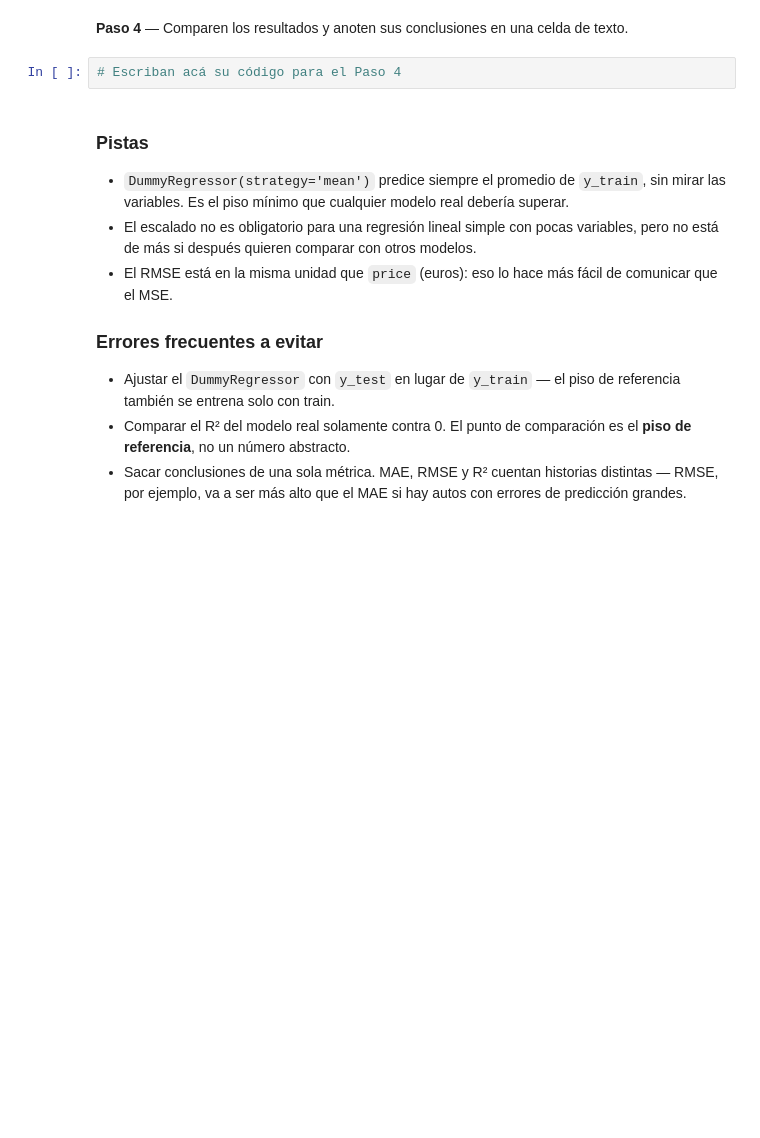
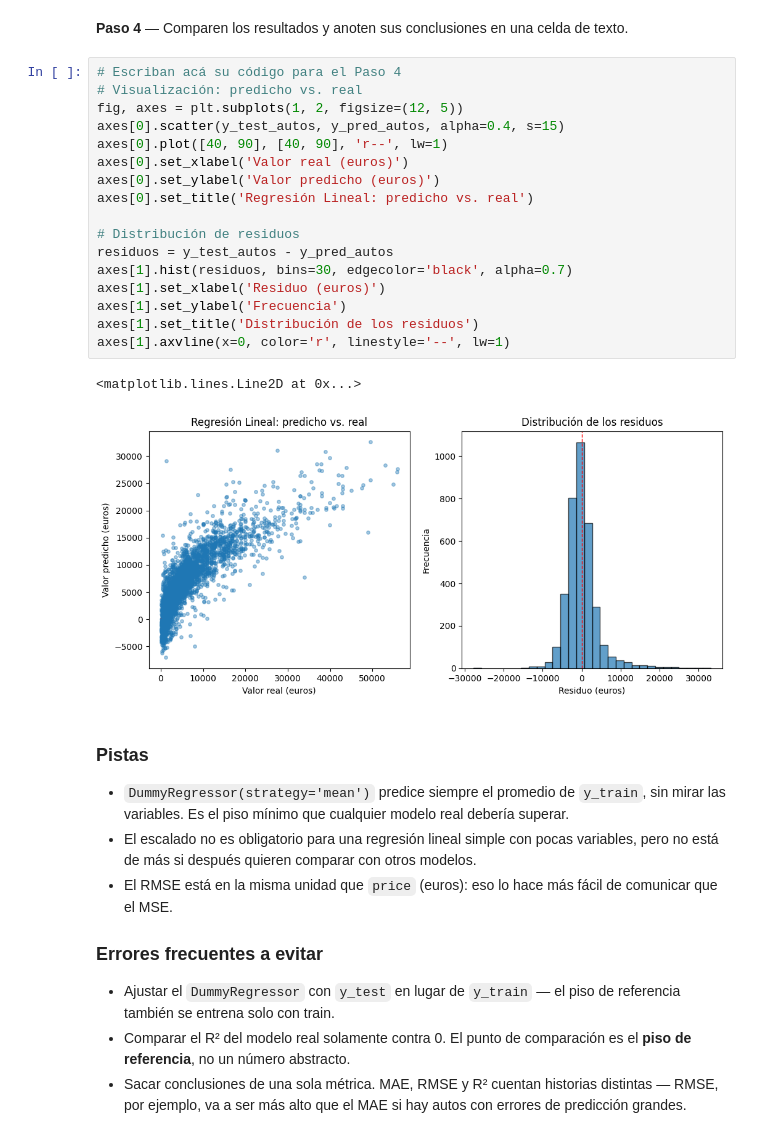
Before and after one commit to martinieto12/YPD-DATA-SCIENCE-MARTINNIETO-2026, a Jupyter notebook: Notebook_19_C15.ipynb, the cells around one changed output. Saved outputs shown, nothing was run; the diff lists cells and outputs as text; blank space fills up the shorter version.

```diff
--- a/Notebook_19_C15.ipynb
+++ b/Notebook_19_C15.ipynb
@@ -414,8 +414,26 @@ Piso de referencia (predecir la media):
   R²:  -0.0000
 # %% [markdown]
 **Paso 4** — Comparen los resultados y anoten sus conclusiones en una celda de texto.
-# %%
-# Escriban acá su código para el Paso 4
+# %%
+# Escriban acá su código para el Paso 4
+# Visualización: predicho vs. real
+fig, axes = plt.subplots(1, 2, figsize=(12, 5))
+axes[0].scatter(y_test_autos, y_pred_autos, alpha=0.4, s=15)
+axes[0].plot([40, 90], [40, 90], 'r--', lw=1)
+axes[0].set_xlabel('Valor real (euros)')
+axes[0].set_ylabel('Valor predicho (euros)')
+axes[0].set_title('Regresión Lineal: predicho vs. real')
+
+# Distribución de residuos
+residuos = y_test_autos - y_pred_autos
+axes[1].hist(residuos, bins=30, edgecolor='black', alpha=0.7)
+axes[1].set_xlabel('Residuo (euros)')
+axes[1].set_ylabel('Frecuencia')
+axes[1].set_title('Distribución de los residuos')
+axes[1].axvline(x=0, color='r', linestyle='--', lw=1)
+# %% [output]
+<matplotlib.lines.Line2D at 0x...>
+[figure, added]
 # %% [markdown]
 ### Pistas
 
```
